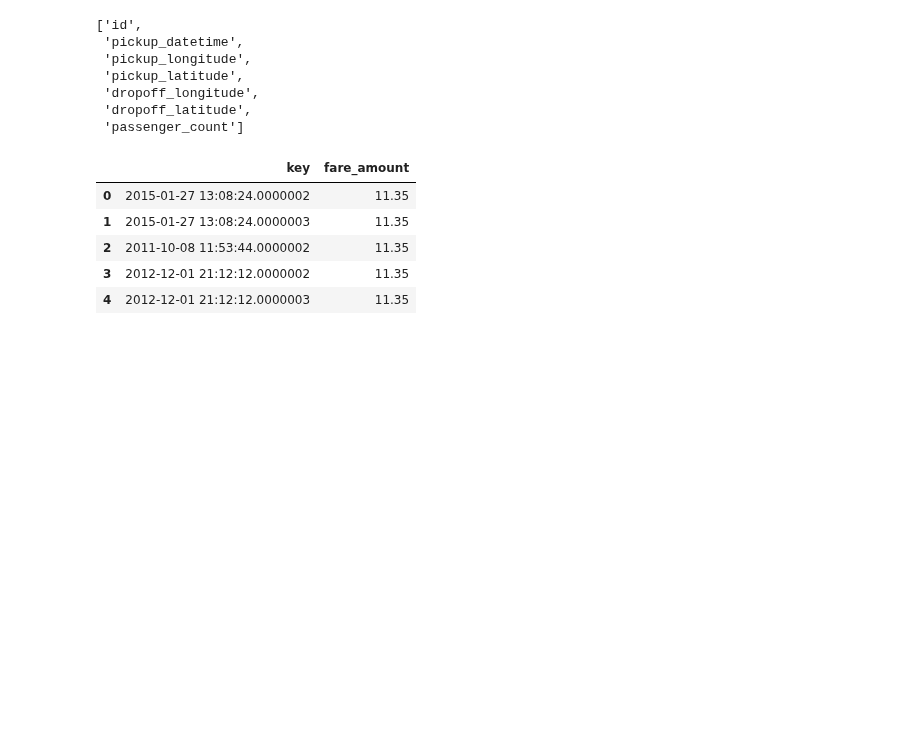
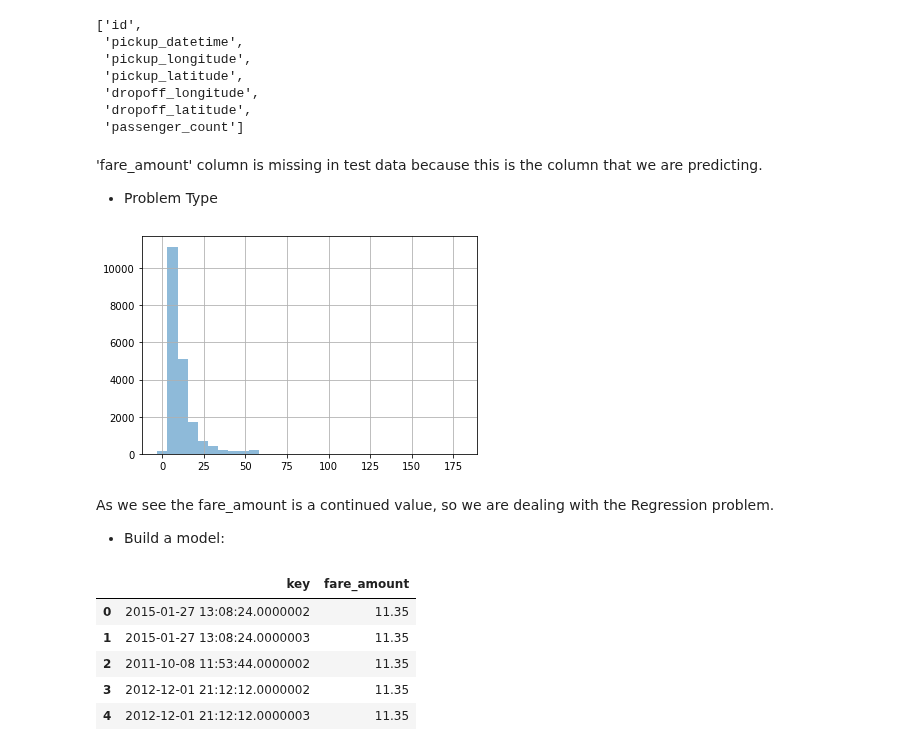
Before and after one commit to anhhaibkhn/Data-Science-selfstudy-notes-Blog, a Jupyter notebook: _notebooks/Winning a Kaggle Competition in Python/2022-08-03-Chapter_1 New York City Taxi Fare Prediction.ipynb, the cells around one changed output. Drawn from its saved outputs; the diff is of its cells as text; code cells hidden in the pictures; blank space fills up the shorter version.

```diff
--- a/_notebooks/Winning a Kaggle Competition in Python/2022-08-03-Chapter_1 New York City Taxi Fare Prediction.ipynb
+++ b/_notebooks/Winning a Kaggle Competition in Python/2022-08-03-Chapter_1 New York City Taxi Fare Prediction.ipynb
@@ -46,3 +133,19 @@ taxi_test.columns.to_list()
  'dropoff_longitude',
  'dropoff_latitude',
  'passenger_count']
+# %% [markdown]
+'fare_amount' column is missing in test data because this is the column that we are predicting.
+
+- Problem Type
+# %%
+import matplotlib.pyplot as plt
+
+# plot a histogram
+taxi_train.fare_amount.hist(bins=30, alpha= 0.5)
+plt.show()
+# %% [output]
+[figure, added]
+# %% [markdown]
+As we see the fare_amount is a continued value, so we are dealing with the Regression problem.
+
+- Build a model:
```
Also changed, not shown: parts of 19 cells of this notebook, 3 other files.
